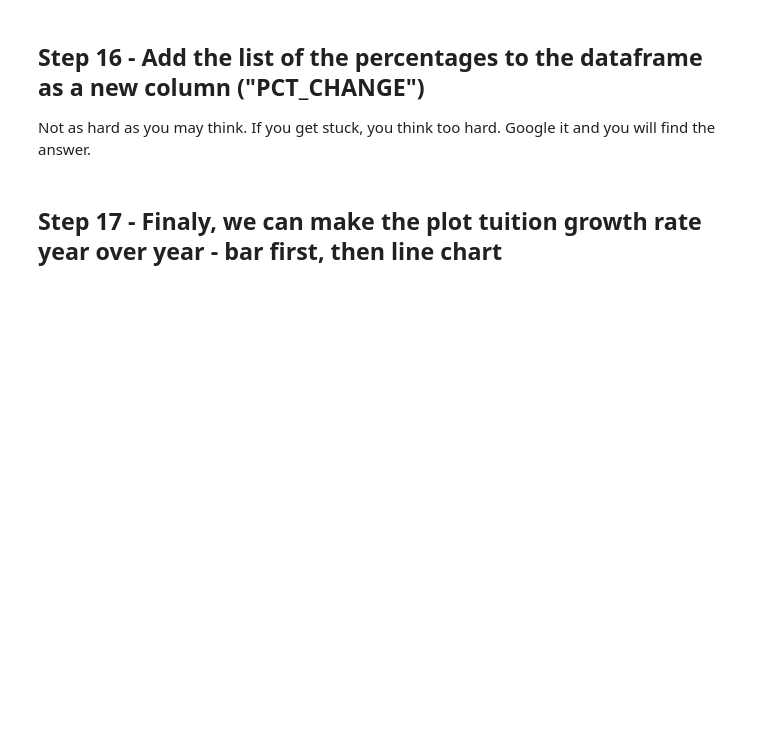
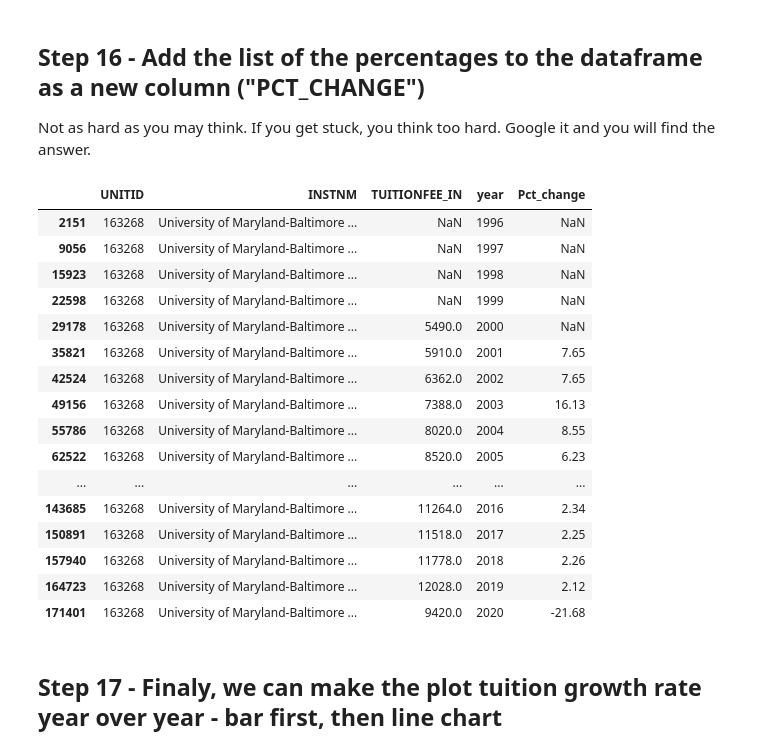
Before and after one commit to Jyothsna9618/Jabboju1, a Jupyter notebook: Assignment_06/assignment_06.ipynb, the cells around one changed output. Cells and saved outputs as stored; diff of their text form; code cells hidden in the pictures; blank space fills up the shorter version.

```diff
--- a/Assignment_06/assignment_06.ipynb
+++ b/Assignment_06/assignment_06.ipynb
@@ -286,7 +252,11 @@ For example, # of observations, varibles, head, tail, sample, missing values, st
 The dataframe contains many years of data of all U.S. colleges. let's just look at UMBC. Filter/query the dataframe to retrieve only rows that belong to UMBC (one row represent one year). Save the UMNC data to a new data frame. using a new variable for the UMBC data frame, so that the old big data frame is still available for later use.
 # %%
 #(Write code here)
-df_all[df_all["INSTNM"].str.contains("University of Maryland-Baltimore County")]
+df_umbc=df_all.loc[df_all['INSTNM'].str.contains('University of Maryland-Baltimore County')]
+
+df_umbc=df_umbc.sort_values(['year'])
+
+df_umbc
 # %% [output]
 |  | UNITID | INSTNM | TUITIONFEE_IN | year |
 | 2151 | 163268 | University of Maryland-Baltimore ... | NaN | 1996 |
@@ -325,3 +391,5 @@ For example, # of observations, varibles, head, tail, sample, missing values, st
 Now let's look at the tuition growth rate year over year. We need to calculate UMBC tuition change percentage each year. First convert the TUITIONFEE_IN column to a Python List
 # %%
 #(Write code here)
+UMBC_tuition_fee_list=df_umbc["TUITIONFEE_IN"].to_list()
+UMBC_tuition_fee_list
@@ -333,0 +418,9 @@ This takes some effort. Not hard, just some abstract/logical thinking and some e
+# %%
+ #(Write code here)
+ UMBC_PCT_Change=[]
+
+for i in range(0,len(UMBC_tuition_fee_list)):
+  pct_change=((UMBC_tuition_fee_list[i]-UMBC_tuition_fee_list[i-1])/UMBC_tuition_fee_list[i-1])*100
+  UMBC_PCT_Change.append(pct_change)
+
+print (UMBC_PCT_Change)
@@ -337,3 +432,5 @@ This takes some effort. Not hard, just some abstract/logical thinking and some e
 The resulting number has many decimal points which are unnecessary and not visually appealing. You can use for loop. Or better, use list comprehension for simplicity/brevity.
 # %%
 #(Write code here)
+UMBC_PCT_Change1= [round(x,2) for x in UMBC_PCT_Change]
+UMBC_PCT_Change1
@@ -343,5 +458,25 @@ The resulting number has many decimal points which are unnecessary and not visua
 Not as hard as you may think. If you get stuck, you think too hard. Google it and you will find the answer.
 # %%
 #(Write code here)
+df_umbc["Pct_change"]= UMBC_PCT_Change1
+df_umbc
+# %% [output]
+|  | UNITID | INSTNM | TUITIONFEE_IN | year | Pct_change |
+| 2151 | 163268 | University of Maryland-Baltimore ... | NaN | 1996 | NaN |
+| 9056 | 163268 | University of Maryland-Baltimore ... | NaN | 1997 | NaN |
+| 15923 | 163268 | University of Maryland-Baltimore ... | NaN | 1998 | NaN |
+| 22598 | 163268 | University of Maryland-Baltimore ... | NaN | 1999 | NaN |
+| 29178 | 163268 | University of Maryland-Baltimore ... | 5490.0 | 2000 | NaN |
+| 35821 | 163268 | University of Maryland-Baltimore ... | 5910.0 | 2001 | 7.65 |
+| 42524 | 163268 | University of Maryland-Baltimore ... | 6362.0 | 2002 | 7.65 |
+| 49156 | 163268 | University of Maryland-Baltimore ... | 7388.0 | 2003 | 16.13 |
+| 55786 | 163268 | University of Maryland-Baltimore ... | 8020.0 | 2004 | 8.55 |
+| 62522 | 163268 | University of Maryland-Baltimore ... | 8520.0 | 2005 | 6.23 |
+| ... | ... | ... | ... | ... | ... |
+| 143685 | 163268 | University of Maryland-Baltimore ... | 11264.0 | 2016 | 2.34 |
+| 150891 | 163268 | University of Maryland-Baltimore ... | 11518.0 | 2017 | 2.25 |
+| 157940 | 163268 | University of Maryland-Baltimore ... | 11778.0 | 2018 | 2.26 |
+| 164723 | 163268 | University of Maryland-Baltimore ... | 12028.0 | 2019 | 2.12 |
+| 171401 | 163268 | University of Maryland-Baltimore ... | 9420.0 | 2020 | -21.68 |
 # %% [markdown]
 ## Step 17 - Finaly, we can make the plot tuition growth rate year over year - bar first, then line chart
```
Also changed, not shown: parts of 52 cells of this notebook.
